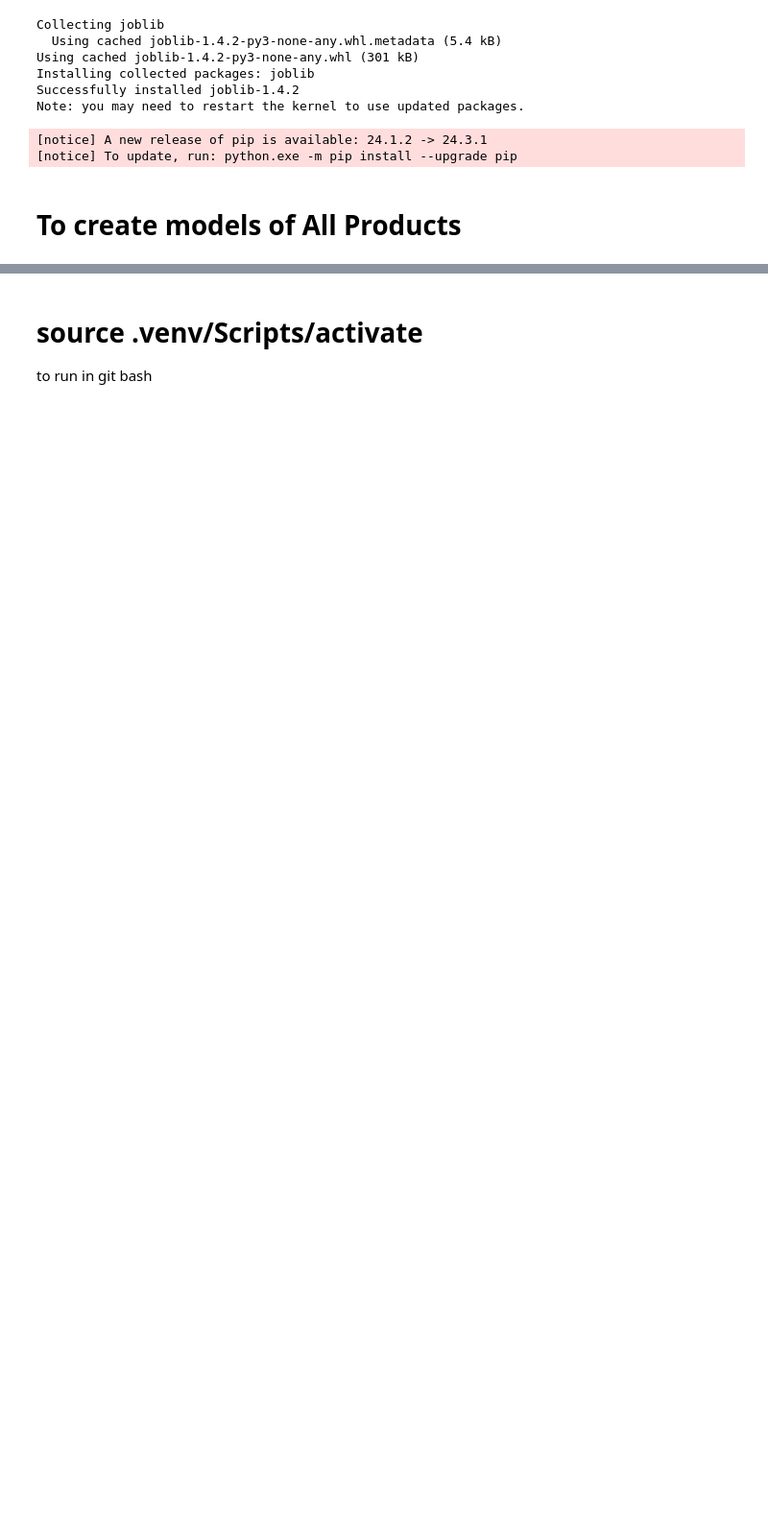
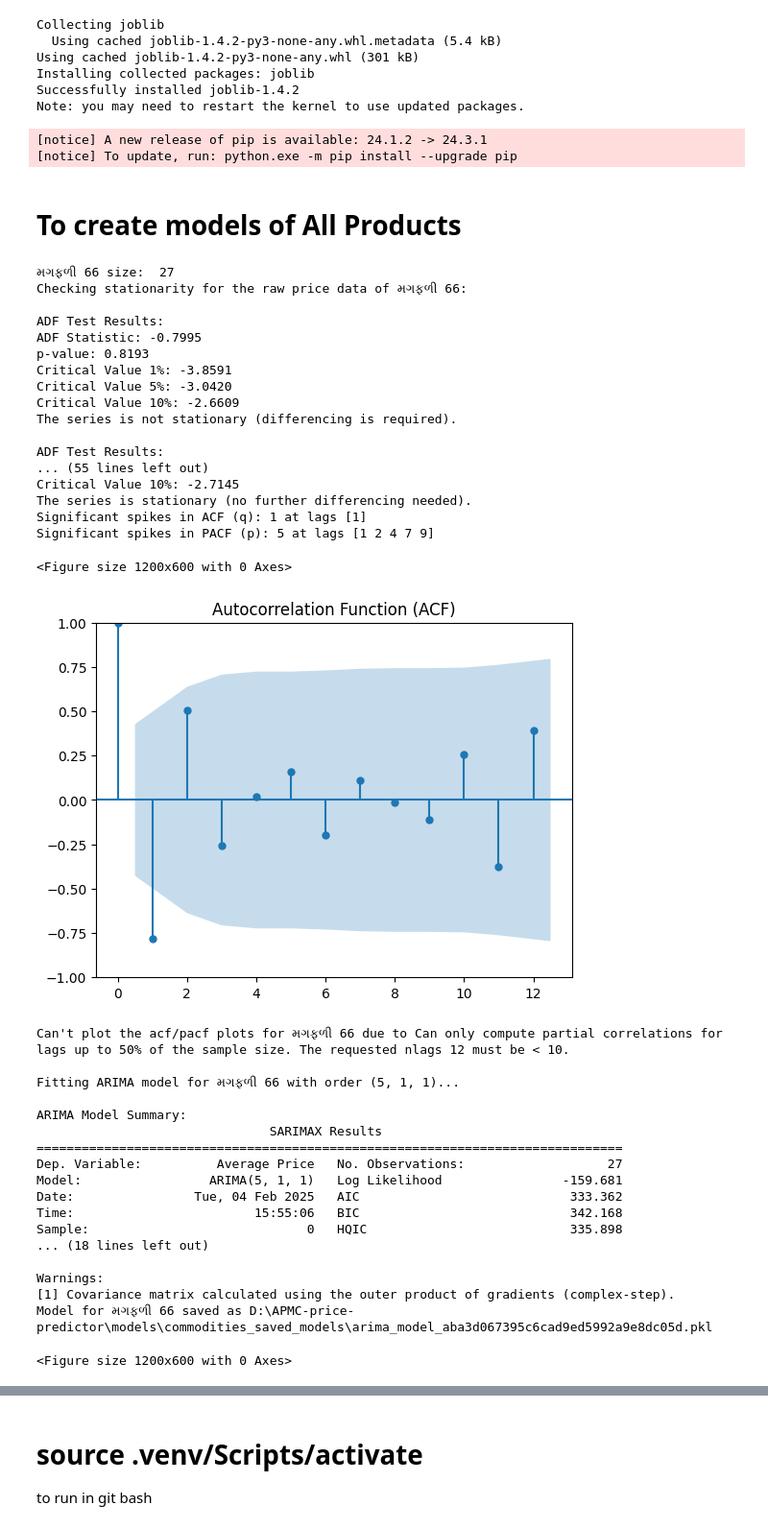
Before and after one commit to darshil511/APMC-price-predictor, a Jupyter notebook: Saving_ARIMA.ipynb, the cells around one changed output, grey strips where cells are left out. Shown at 96% size. Drawn from its saved outputs; the diff is of its cells as text; code cells hidden in the pictures; blank space fills up the shorter version.

```diff
--- a/Saving_ARIMA.ipynb
+++ b/Saving_ARIMA.ipynb
@@ -209,32 +208,72 @@ for product in commodities:
 
     # Explanation:
     # - ACF (Autocorrelation Function): Measures the correlation between a series and its lagged values.
     # - PACF (Partial Autocorrelation Function): Measures the correlation between a series and its lagged values,
     #   removing the influence of intermediate lags.
     # - Use these plots to decide on p (AR term) and q (MA term).
 
     if p > 15:
-        p = 15
+        p = min(5, q)
     if q > 15:
-        q = 15
+        q = min(5, p)
+    if d > 5:
+        d = 1
 
     # Choose p, d, q based on ACF and PACF (example values)
     # p, d, q = 5, 0, 2  # Adjust based on ACF/PACF analysis
     print(f"\nFitting ARIMA model for {commodity_name} with order ({p}, {d}, {q})...")
     model = ARIMA(price_data, order=(p,d,q))
     model_fit = model.fit()
 
 
     # Step 5: Analyze Model Summary
     print("\nARIMA Model Summary:")
     print(model_fit.summary())
 
 
     try:
         # Assume model_fit is the fitted ARIMA model for this product
         hashed_name = safe_filename(product)
         model_filename = os.path.join(save_dir, f"arima_model_{hashed_name}.pkl")
         joblib.dump(model_fit, model_filename)
         print(f"Model for {product} saved as {model_filename}")
     except Exception as e:
         print(f"Error saving model for {product}: {e}")
+# %% [output]
+મગફળી 66 size:  27
+Checking stationarity for the raw price data of મગફળી 66:
+
+ADF Test Results:
+ADF Statistic: -0.7995
+p-value: 0.8193
+Critical Value 1%: -3.8591
+Critical Value 5%: -3.0420
+Critical Value 10%: -2.6609
+The series is not stationary (differencing is required).
+
+ADF Test Results:
+... (55 lines left out)
+Critical Value 10%: -2.7145
+The series is stationary (no further differencing needed).
+Significant spikes in ACF (q): 1 at lags [1]
+Significant spikes in PACF (p): 5 at lags [1 2 4 7 9]
+<Figure size 1200x600 with 0 Axes>
+[figure, added]
+Can't plot the acf/pacf plots for મગફળી 66 due to Can only compute partial correlations for lags up to 50% of the sample size. The requested nlags 12 must be < 10.
+
+Fitting ARIMA model for મગફળી 66 with order (5, 1, 1)...
+
+ARIMA Model Summary:
+                               SARIMAX Results
+==============================================================================
+Dep. Variable:          Average Price   No. Observations:                   27
+Model:                 ARIMA(5, 1, 1)   Log Likelihood                -159.681
+Date:                Tue, 04 Feb 2025   AIC                            333.362
+Time:                        15:55:06   BIC                            342.168
+Sample:                             0   HQIC                           335.898
+... (18 lines left out)
+
+Warnings:
+[1] Covariance matrix calculated using the outer product of gradients (complex-step).
+Model for મગફળી 66 saved as D:\APMC-price-predictor\models\commodities_saved_models\arima_model_aba3d067395c6cad9ed5992a9e8dc05d.pkl
+<Figure size 1200x600 with 0 Axes>
```
Also changed, not shown: parts of 6 cells of this notebook, 5 other files.
